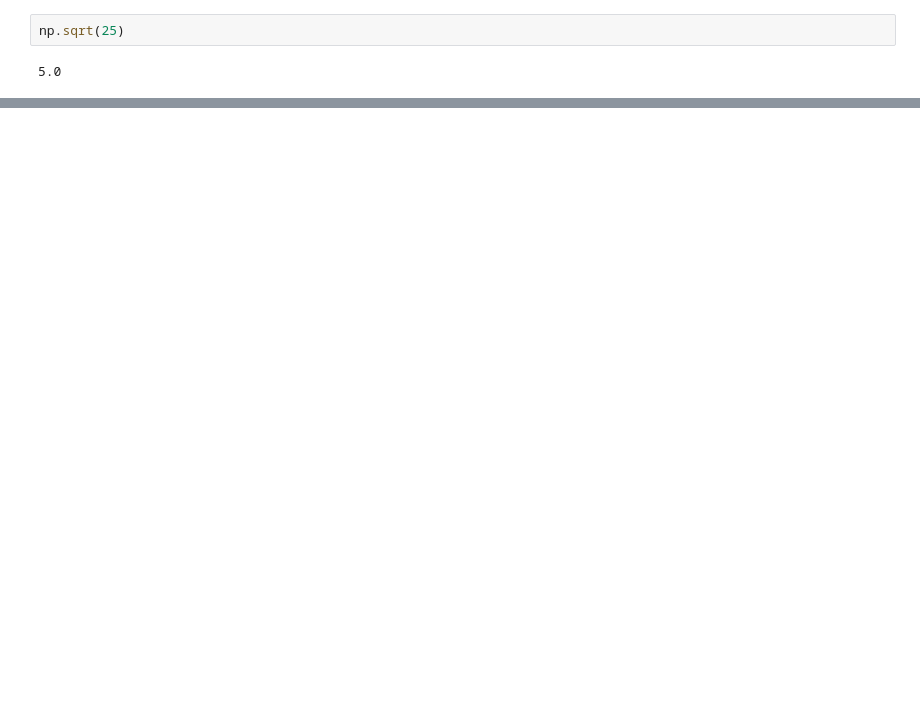
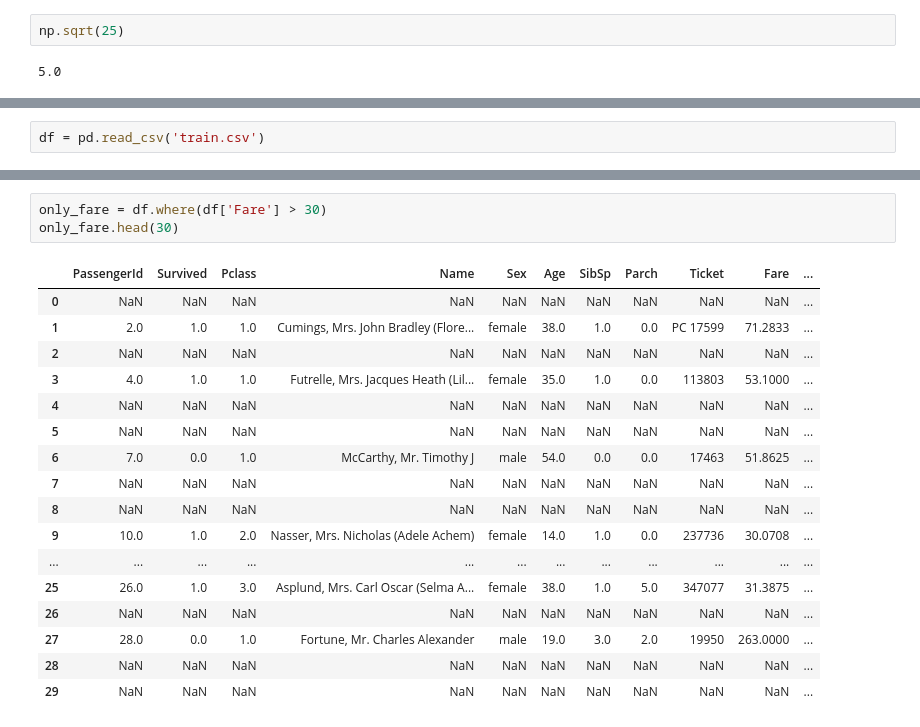
Before and after one commit to Kadas36/Data-science-project-, a Jupyter notebook: 2-python packages/practice 2.2.ipynb, the cells around one changed output, grey strips where cells are left out. Drawn from its saved outputs; the diff is of its cells as text; blank space fills up the shorter version.

```diff
--- a/2-python packages/practice 2.2.ipynb
+++ b/2-python packages/practice 2.2.ipynb
@@ -890,0 +1022,2 @@ NameError: name 'stats' is not defined
+# %%
+df = pd.read_csv('train.csv')
@@ -890,0 +1059,21 @@ NameError: name 'stats' is not defined
+# %%
+only_fare = df.where(df['Fare'] > 30)
+only_fare.head(30)
+# %% [output]
+|  | PassengerId | Survived | Pclass | Name | Sex | Age | SibSp | Parch | Ticket | Fare | ... |
+| 0 | NaN | NaN | NaN | NaN | NaN | NaN | NaN | NaN | NaN | NaN | ... |
+| 1 | 2.0 | 1.0 | 1.0 | Cumings, Mrs. John Bradley (Flore... | female | 38.0 | 1.0 | 0.0 | PC 17599 | 71.2833 | ... |
+| 2 | NaN | NaN | NaN | NaN | NaN | NaN | NaN | NaN | NaN | NaN | ... |
+| 3 | 4.0 | 1.0 | 1.0 | Futrelle, Mrs. Jacques Heath (Lil... | female | 35.0 | 1.0 | 0.0 | 113803 | 53.1000 | ... |
+| 4 | NaN | NaN | NaN | NaN | NaN | NaN | NaN | NaN | NaN | NaN | ... |
+| 5 | NaN | NaN | NaN | NaN | NaN | NaN | NaN | NaN | NaN | NaN | ... |
+| 6 | 7.0 | 0.0 | 1.0 | McCarthy, Mr. Timothy J | male | 54.0 | 0.0 | 0.0 | 17463 | 51.8625 | ... |
+| 7 | NaN | NaN | NaN | NaN | NaN | NaN | NaN | NaN | NaN | NaN | ... |
+| 8 | NaN | NaN | NaN | NaN | NaN | NaN | NaN | NaN | NaN | NaN | ... |
+| 9 | 10.0 | 1.0 | 2.0 | Nasser, Mrs. Nicholas (Adele Achem) | female | 14.0 | 1.0 | 0.0 | 237736 | 30.0708 | ... |
+| ... | ... | ... | ... | ... | ... | ... | ... | ... | ... | ... | ... |
+| 25 | 26.0 | 1.0 | 3.0 | Asplund, Mrs. Carl Oscar (Selma A... | female | 38.0 | 1.0 | 5.0 | 347077 | 31.3875 | ... |
+| 26 | NaN | NaN | NaN | NaN | NaN | NaN | NaN | NaN | NaN | NaN | ... |
+| 27 | 28.0 | 0.0 | 1.0 | Fortune, Mr. Charles Alexander | male | 19.0 | 3.0 | 2.0 | 19950 | 263.0000 | ... |
+| 28 | NaN | NaN | NaN | NaN | NaN | NaN | NaN | NaN | NaN | NaN | ... |
+| 29 | NaN | NaN | NaN | NaN | NaN | NaN | NaN | NaN | NaN | NaN | ... |
```
Also changed, not shown: parts of 151 cells of this notebook, 18 other files.
